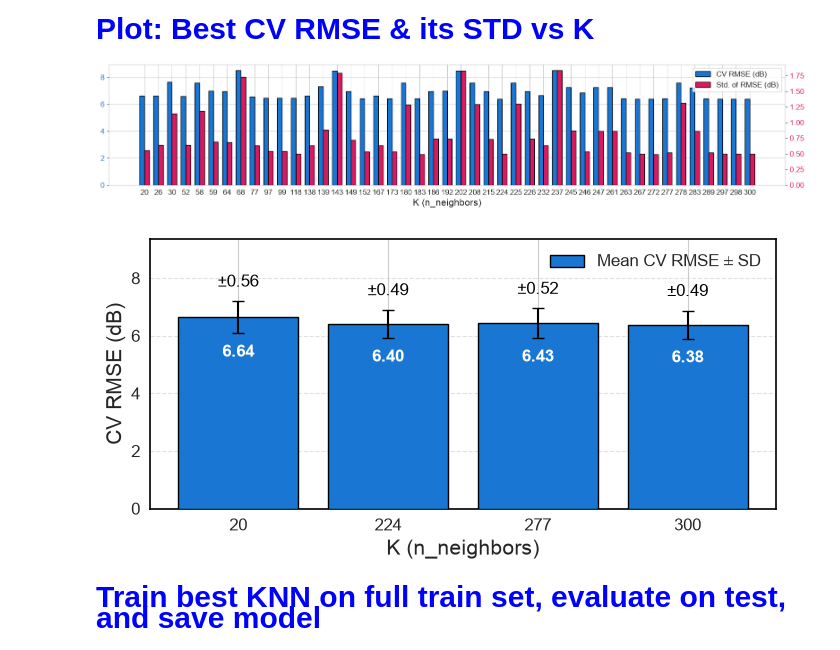
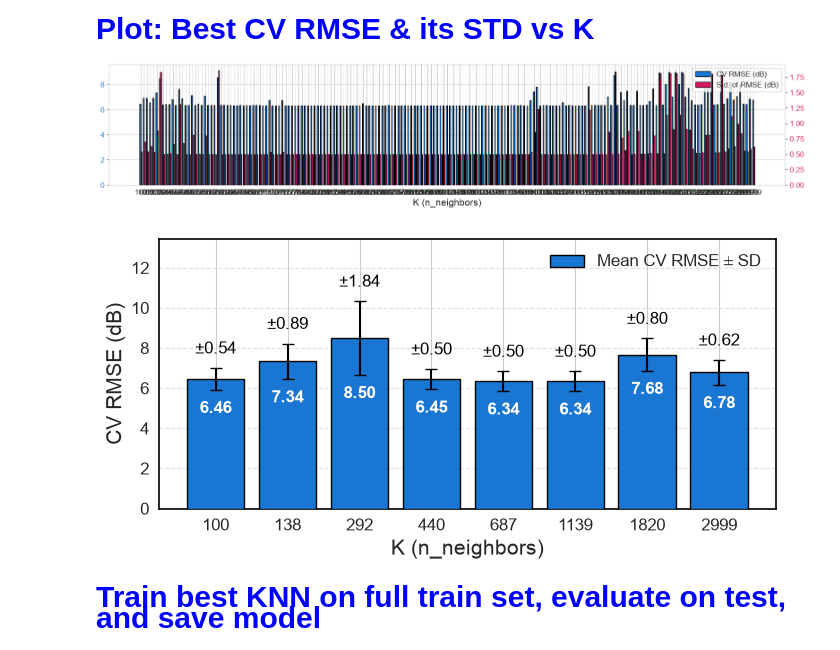
Before and after one commit to nahshonmokua/LoRaWAN-IndoorPathLossModeling-ML, a Jupyter notebook: 06_kNN.ipynb, the cells around one changed output. Drawn from its saved outputs; the diff is of its cells as text; code cells hidden in the pictures.

```diff
--- a/06_kNN.ipynb
+++ b/06_kNN.ipynb
@@ -161,7 +171,9 @@ min_train_size = min(len(tr_idx) for tr_idx, _ in cv_splits)
 if min_train_size <= 0:
     raise ValueError("CV leaves no training rows for at least one fold.")
 
-candidate_low, candidate_high = 20, 300
+# Wide-range re-search: full 5-parameter space re-opened jointly (not fixed from 06a's
+# argument-based narrowing), now over K=100-3000 instead of the original K=20-300.
+candidate_low, candidate_high = 100, 3000
 clamped_low = min(candidate_low, min_train_size)
 clamped_high = min(candidate_high, min_train_size)
 if clamped_low > clamped_high:
@@ -200,14 +212,17 @@ if clamped_high < candidate_high:
 # Setup for multi-metric scoring
 scoring = {"neg_root_mean_squared_error": "neg_root_mean_squared_error", "r2": "r2"}
 
-# Bayesian optimization, scoring on both RMSE and R2
+# Bayesian optimization, scoring on both RMSE and R2.
+# n_iter raised from 60 -> 200 to keep comparable sampling density now that the K axis
+# is ~10x wider (100-3000 vs the original 20-300); n_initial_points scaled proportionally
+# (25% of budget, matching the original 15/60 ratio) before the GP surrogate takes over.
 bayes_cv_knn = BayesSearchCV(
     estimator=create_knn_pipeline(n_jobs=1),
     search_spaces=search_spaces_knn,
-    n_iter=60,
+    n_iter=200,
     scoring=scoring,
     refit="neg_root_mean_squared_error",
-    n_jobs=1,        # GPU is one shared device -- was 8 for CPU-parallel candidates
+    n_jobs=1,        # GPU is one shared device
     cv=cv_splits,
     random_state=42,
     verbose=1,
@@ -216,7 +231,7 @@ bayes_cv_knn = BayesSearchCV(
     error_score="raise",
     optimizer_kwargs={
         "base_estimator": "GP",
-        "n_initial_points": 15,
+        "n_initial_points": 50,
         "acq_func": "gp_hedge",
     },
 )
@@ -226,8 +241,16 @@ print(
     f"and {len(cv_splits)}-fold cross-validation per candidate...\n"
 )
 
+
+def _free_gpu_memory(_res):
+    """Release cupy/rmm pool blocks between BayesSearchCV steps to curb fragmentation
+    across ~1000 sequential fit/predict cycles (200 iters x 5 folds) at high K."""
+    cp.get_default_memory_pool().free_all_blocks()
+    gc.collect()
+
+
 t0 = time.time()
-bayes_cv_knn.fit(X_train_df, y_train)
+bayes_cv_knn.fit(X_train_df, y_train, callback=_free_gpu_memory)
 t1 = time.time()
 print(f"\nBayesian optimization complete in {(t1 - t0) / 60:.2f} minutes.")
 
@@ -568,7 +581,7 @@ ax1.legend(handles=handles, loc="upper right", fontsize=legend_fontsize)
 fig.tight_layout()
 plt.show()
 # %% [output]
-[figure, old version]
+[figure, new version]
 # %%
 # Plot and save the focused KNN CV RMSE figure based on K
 
@@ -587,14 +600,21 @@ cv_knn_df_plot["K"] = pd.to_numeric(cv_knn_df_plot["K"], errors="coerce")
 cv_knn_df_plot["CV_RMSE"] = pd.to_numeric(cv_knn_df_plot["best_cv_rmse"], errors="coerce")
 cv_knn_df_plot["STD_RMSE"] = pd.to_numeric(cv_knn_df_plot["std_cv_rmse"], errors="coerce")
 
-cv_knn_df_plot = cv_knn_df_plot[
-    cv_knn_df_plot["K"].isin([20, 49, 84, 171, 119, 224, 277, 300])
-].copy()
+# BayesSearchCV picks K values adaptively rather than on a fixed grid, so (unlike a dense
+# pre-planned sweep) we can't hardcode which K values were actually sampled. Instead, snap
+# a set of log-spaced target markers across the searched range to the nearest K actually
+# tried, deduplicating collisions.
+target_Ks = np.geomspace(clamped_low, clamped_high, 8)
+available_Ks = cv_knn_df_plot["K"].dropna().to_numpy()
+nearest_Ks = sorted(set(
+    int(available_Ks[np.argmin(np.abs(available_Ks - t))]) for t in target_Ks
+))
 
+cv_knn_df_plot = cv_knn_df_plot[cv_knn_df_plot["K"].isin(nearest_Ks)].copy()
 cv_knn_df_plot = cv_knn_df_plot.sort_values("K").reset_index(drop=True)
 
 if cv_knn_df_plot.empty:
-    raise ValueError("No KNN CV rows available for K = 20, 84, 171, 224, 277, 300.")
+    raise ValueError("No KNN CV rows available for the selected K markers.")
 
 x = np.arange(len(cv_knn_df_plot))
 bar_width = 0.8
@@ -639,35 +659,35 @@ for i, row in cv_knn_df_plot.iterrows():
         f'±{row["STD_RMSE"]:.2f}',
         (x[i], row["CV_RMSE"] + row["STD_RMSE"]),
         textcoords="offset points",
         xytext=(0, 8),
         ha="center",
         va="bottom",
         fontsize=12,
         color="#000000"
     )
 
 ymax = float((cv_knn_df_plot["CV_RMSE"] + cv_knn_df_plot["STD_RMSE"]).max())
 ax.set_ylim(0, ymax * 1.30)
 
 for spine in ax.spines.values():
     spine.set_visible(True)
     spine.set_edgecolor("black")
     spine.set_linewidth(1.2)
 
 ax.legend(
     loc="upper right",
     fontsize=legend_fontsize,
     frameon=False
 )
 
 fig.tight_layout()
 
-fig_path = os.path.join(FIGURES_DIR, "KNN_bestRMSE_STD_perK.png")
+fig_path = os.path.join(FIGURES_DIR, "KNN_wide_bestRMSE_STD_perK.png")
 #plt.savefig(fig_path, dpi=600, bbox_inches="tight", pad_inches=0.03)
 
 plt.show()
 # %% [output]
-[figure, old version]
+[figure, new version]
 # %% [markdown]
 <p style="font-family: 'Courier New', Courier, monospace; font-size: 30px; font-weight: bold; color: blue;  text-align: left;">
 Train best KNN on full train set, evaluate on test, and save model
```
Also changed, not shown: parts of 9 cells of this notebook, 3 other files.
